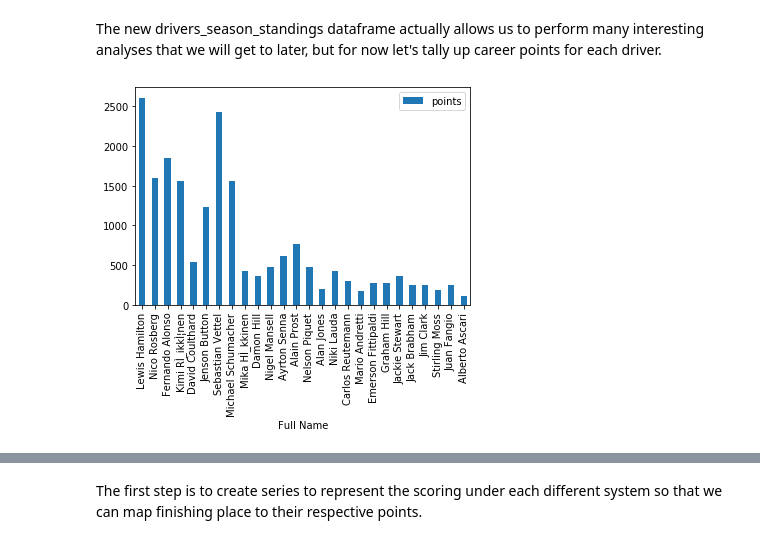
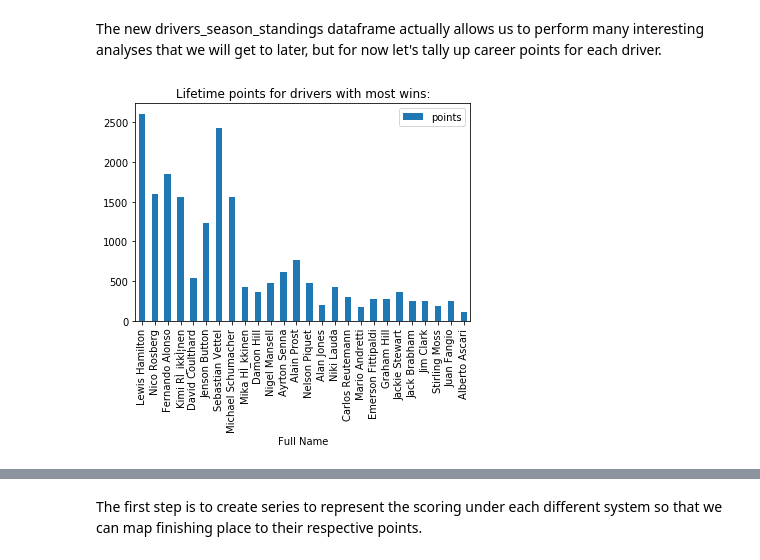
Before and after one commit to mroc170/mroc170.github.io, a Jupyter notebook: index.ipynb, the cells around one changed output, grey strips where cells are left out. Drawn from its saved outputs; the diff is of its cells as text; code cells hidden in the pictures.

```diff
--- a/index.ipynb
+++ b/index.ipynb
@@ -395,10 +153,11 @@ The new drivers_season_standings dataframe actually allows us to perform many in
 # %%
 #grouping season standings by driver Id and summing points to get a total tally of points for each driver ID
 lifetime_points = drivers_season_standings.groupby('driverId')["points"].sum()
 #inner joining wtih high_counts to get driver names
 #this join can be performed with all of the drivers but there are too many drivers to sufficiently graph
 lifetime_points_df = high_counts.merge(lifetime_points, on="driverId")
 #filtering for high results to weed
 ax = lifetime_points_df.plot.bar(x="Full Name", y="points");
+plt.title("Lifetime points for drivers with most wins:");
 # %% [output]
-[figure, old version]
+[figure, new version]
```
Also changed, not shown: parts of 69 cells of this notebook, 1 other file.
